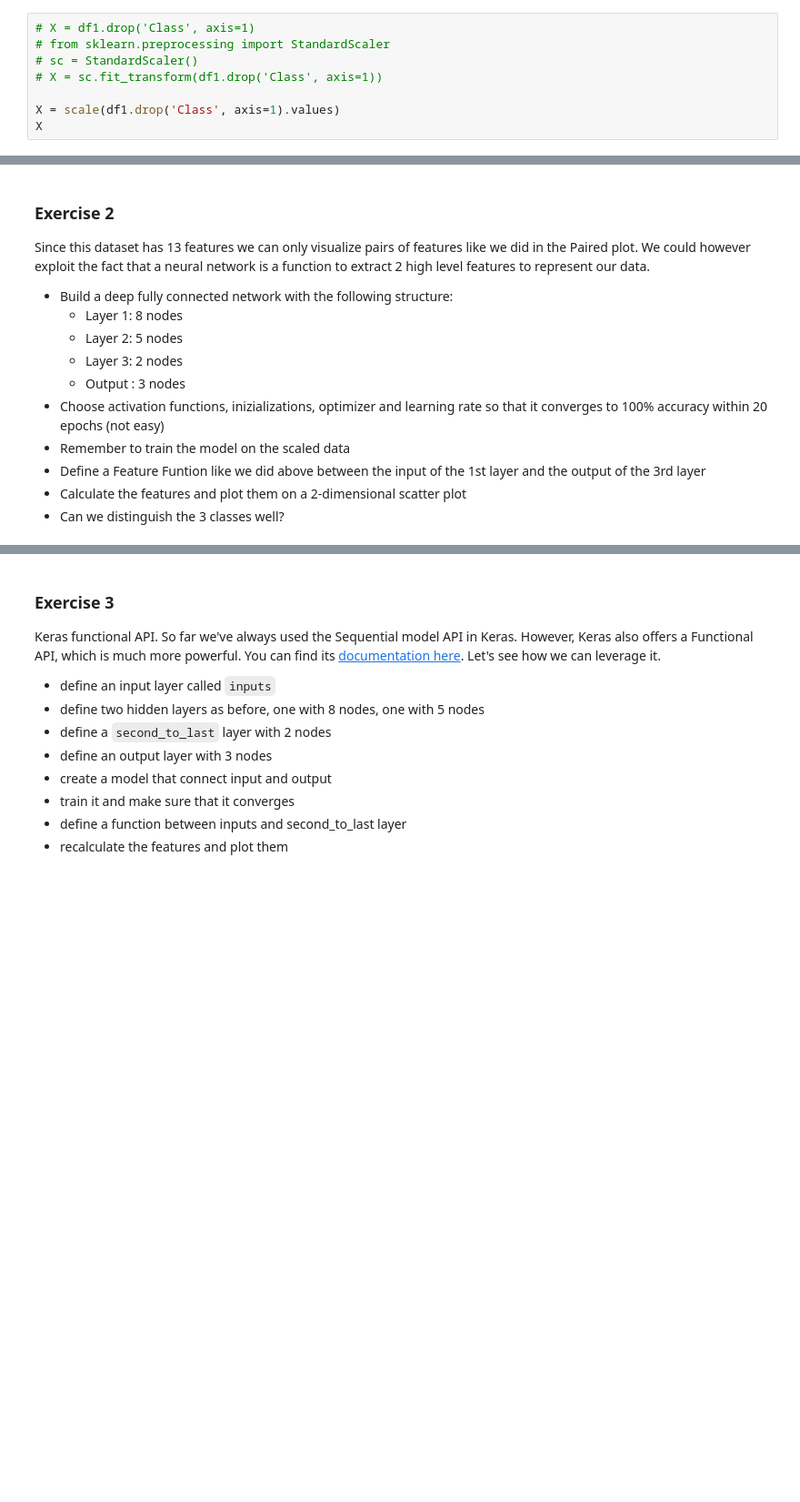
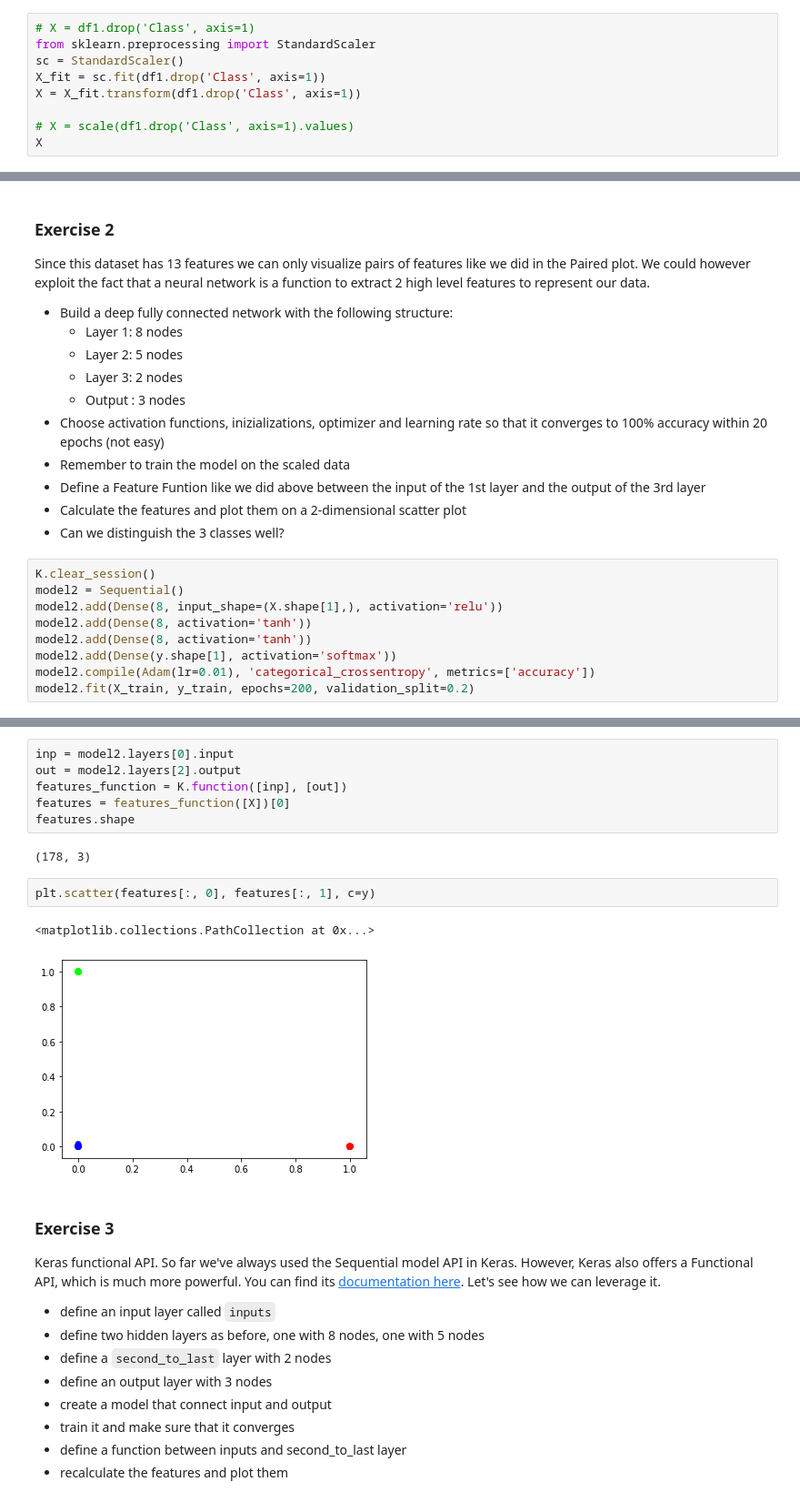
Before and after one commit to tetsu/zero-deep-learning, a Jupyter notebook: course/5 Gradient Descent.ipynb, the cells around one changed output, grey strips where cells are left out. Shown at 91% size. Cells and saved outputs as stored; diff of their text form; blank space fills up the shorter version.

```diff
--- a/course/5 Gradient Descent.ipynb
+++ b/course/5 Gradient Descent.ipynb
@@ -586,11 +586,12 @@ df1.describe().round(2)
 | max | 3.00 | 14.83 | 5.80 | 3.23 | 30.00 | 162.00 | 3.88 | 5.08 | ... |
 # %%
 # X = df1.drop('Class', axis=1)
-# from sklearn.preprocessing import StandardScaler
-# sc = StandardScaler()
-# X = sc.fit_transform(df1.drop('Class', axis=1))
+from sklearn.preprocessing import StandardScaler
+sc = StandardScaler()
+X_fit = sc.fit(df1.drop('Class', axis=1))
+X = X_fit.transform(df1.drop('Class', axis=1))
 
-X = scale(df1.drop('Class', axis=1).values)
+# X = scale(df1.drop('Class', axis=1).values)
 X
 # %% [output]
 array([[ 1.51861254, -0.5622498 ,  0.23205254, ...,  0.36217728,
@@ -668,3 +669,12 @@ Since this dataset has 13 features we can only visualize pairs of features like
 - Define a Feature Funtion like we did above between the input of the 1st layer and the output of the 3rd layer
 - Calculate the features and plot them on a 2-dimensional scatter plot
 - Can we distinguish the 3 classes well?
+# %%
+K.clear_session()
+model2 = Sequential()
+model2.add(Dense(8, input_shape=(X.shape[1],), activation='relu'))
+model2.add(Dense(8, activation='tanh'))
+model2.add(Dense(8, activation='tanh'))
+model2.add(Dense(y.shape[1], activation='softmax'))
+model2.compile(Adam(lr=0.01), 'categorical_crossentropy', metrics=['accuracy'])
+model2.fit(X_train, y_train, epochs=200, validation_split=0.2)
@@ -671,3 +706,16 @@ Since this dataset has 13 features we can only visualize pairs of features like
+# %%
+inp = model2.layers[0].input
+out = model2.layers[2].output
+features_function = K.function([inp], [out])
+features = features_function([X])[0]
+features.shape
+# %% [output]
+(178, 3)
+# %%
+plt.scatter(features[:, 0], features[:, 1], c=y)
+# %% [output]
+<matplotlib.collections.PathCollection at 0x...>
+[figure, added]
 # %% [markdown]
 ### Exercise 3
 
```
Also changed, not shown: parts of 15 cells of this notebook.
